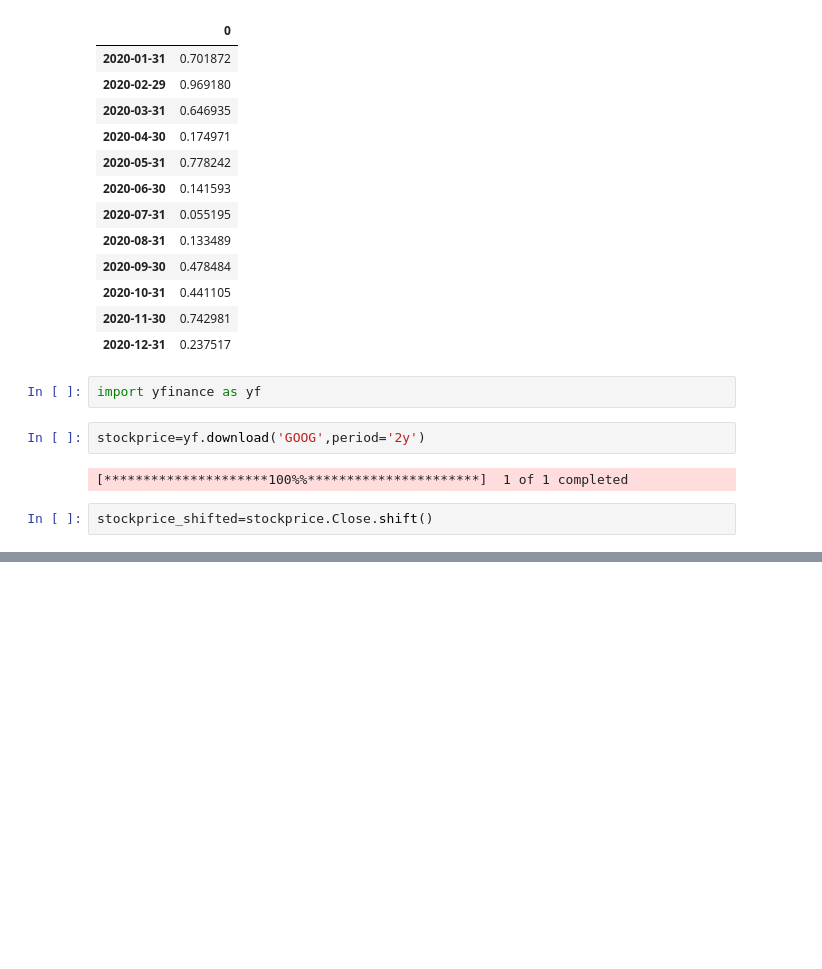
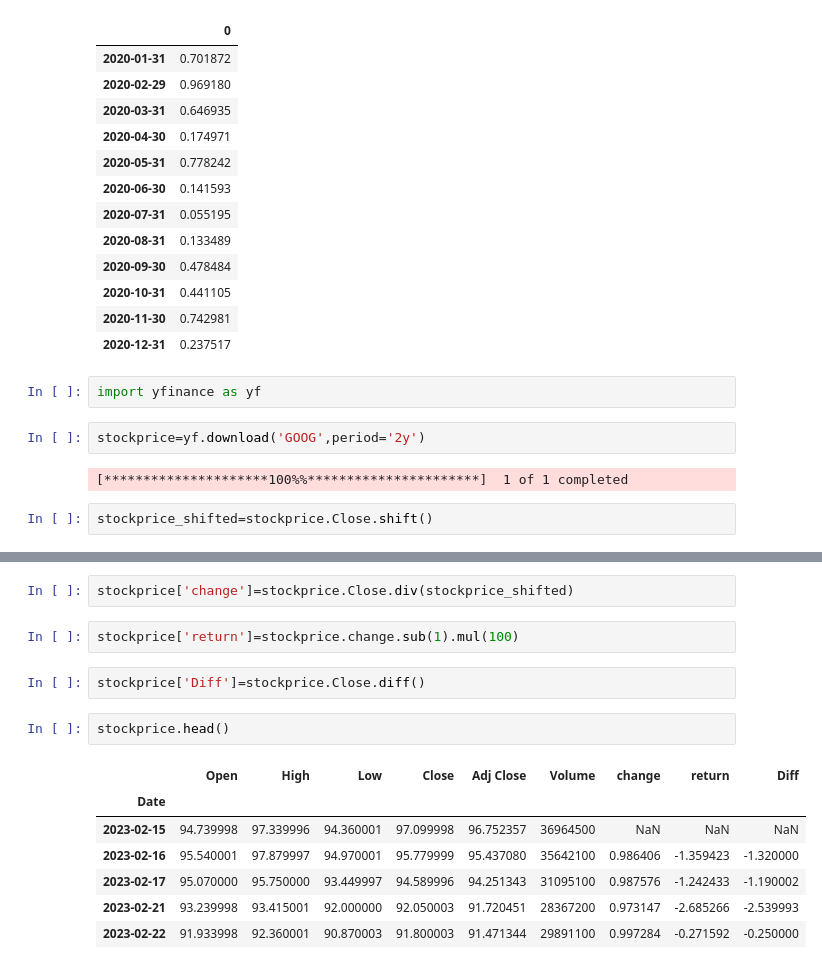
Before and after one commit to AgnosticPneuma/PythonProjects, a Jupyter notebook: LearningPythonWithDatacamp.ipynb, the cells around one changed output, grey strips where cells are left out. Drawn from its saved outputs; the diff is of its cells as text; blank space fills up the shorter version.

```diff
--- a/LearningPythonWithDatacamp.ipynb
+++ b/LearningPythonWithDatacamp.ipynb
@@ -46,0 +59,16 @@ stockprice_shifted=stockprice.Close.shift()
+# %%
+stockprice['change']=stockprice.Close.div(stockprice_shifted)
+# %%
+stockprice['return']=stockprice.change.sub(1).mul(100)
+# %%
+stockprice['Diff']=stockprice.Close.diff()
+# %%
+stockprice.head()
+# %% [output]
+|  | Open | High | Low | Close | Adj Close | Volume | change | return | Diff |
+| Date |  |  |  |  |  |  |  |  |  |
+| 2023-02-15 | 94.739998 | 97.339996 | 94.360001 | 97.099998 | 96.752357 | 36964500 | NaN | NaN | NaN |
+| 2023-02-16 | 95.540001 | 97.879997 | 94.970001 | 95.779999 | 95.437080 | 35642100 | 0.986406 | -1.359423 | -1.320000 |
+| 2023-02-17 | 95.070000 | 95.750000 | 93.449997 | 94.589996 | 94.251343 | 31095100 | 0.987576 | -1.242433 | -1.190002 |
+| 2023-02-21 | 93.239998 | 93.415001 | 92.000000 | 92.050003 | 91.720451 | 28367200 | 0.973147 | -2.685266 | -2.539993 |
+| 2023-02-22 | 91.933998 | 92.360001 | 90.870003 | 91.800003 | 91.471344 | 29891100 | 0.997284 | -0.271592 | -0.250000 |
```
Also changed, not shown: parts of 14 cells of this notebook, 2 other files.
